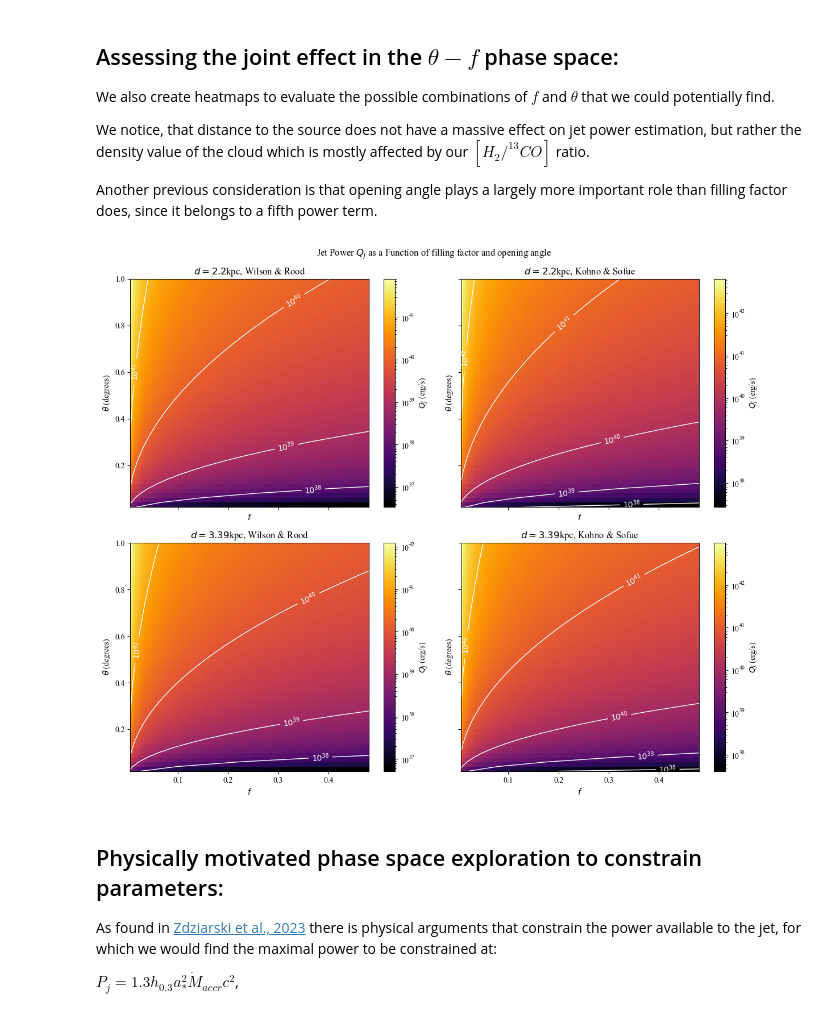
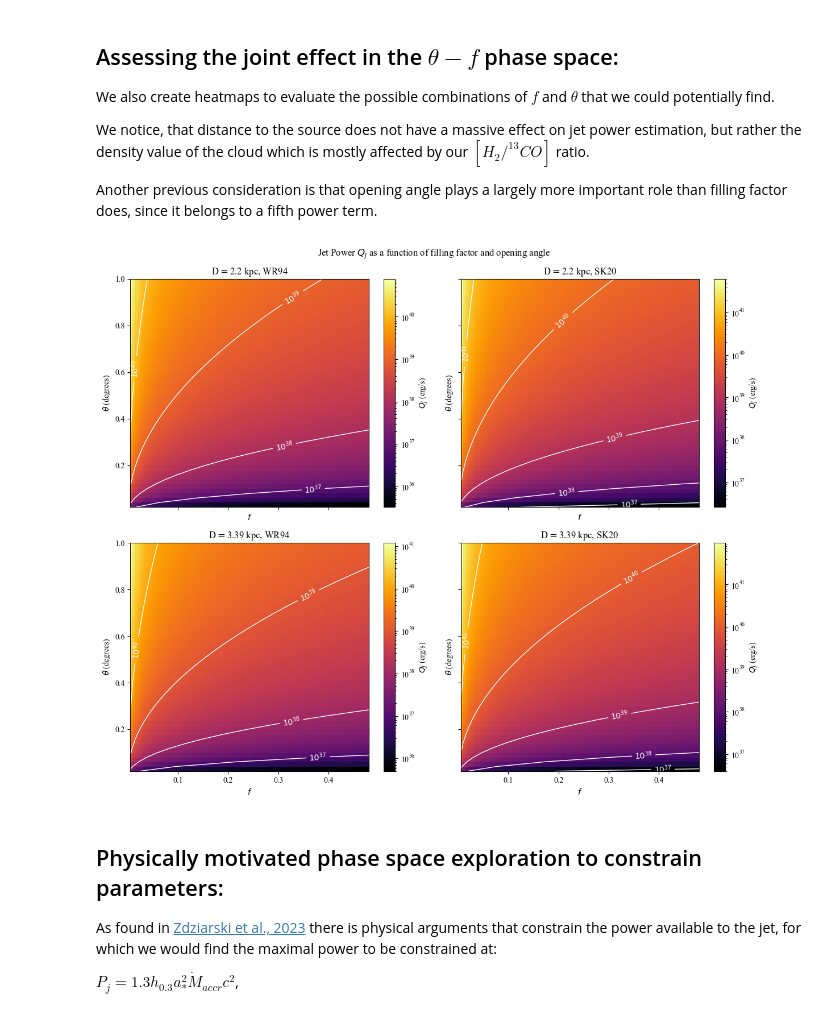
Before and after one commit to paubosch1712/toolsforjetstudies, a Jupyter notebook: jetpower.ipynb, the cells around one changed output. Drawn from its saved outputs; the diff is of its cells as text; code cells hidden in the pictures.

```diff
--- a/jetpower.ipynb
+++ b/jetpower.ipynb
@@ -32,8 +32,8 @@ D_2= 3390.0 * 3.086e18 #pc converted to cm
 dD_2 = 340.0 * 3.086e18 #pc converted to cm
 
 
-tot_V_close = 4./3. * np.pi* (r_app * D_1)**3 *f#cm^3
-tot_V_far = 4./3. * np.pi* (r_app * D_2)**3 *f#cm^3
+tot_V_close = 4./3. * np.pi* (r_app * D_1)**3 #cm^3
+tot_V_far = 4./3. * np.pi* (r_app * D_2)**3 #cm^3
 
 
 err_tot_V_close_plus = np.sqrt((4.*np.pi*r_app**2 *D_1**3 *dr_app)**2 + (4.*np.pi*r_app**3 * D_1**2 * dD_1_plus)**2)
@@ -71,7 +71,7 @@ import astropy.units as u
 # Constants
 m_H = 1.67e-24  # g
 #m_H=1.0
-mu = 2.8
+mu = 2.7
 Msun = 1.989e33  # g
 
 # Inputs
@@ -558,38 +558,38 @@ for i, f in enumerate(f_values):
         Q_j_close_2_grid[i, j] = (5.0 / 3.0) ** 3 * (rho_2_close / (C_1**5)) * (L_j_close**2) * v**3
         Q_j_far_1_grid[i, j] = (5.0 / 3.0) ** 3 * (rho_1_far / (C_1**5)) * (L_j_far**2) * v**3
         Q_j_far_2_grid[i, j] = (5.0 / 3.0) ** 3 * (rho_2_far / (C_1**5)) * (L_j_far**2) * v**3
 
 # Create a figure with 4 subplots
 fig, axes = plt.subplots(2, 2, figsize=(12, 10), sharex=True, sharey=True)
 
 # Titles and data for each subplot
-titles = [r'$d=2.2$kpc, Wilson & Rood', r'$d=2.2$kpc, Kohno & Sofue',
-          r'$d=3.39$kpc, Wilson & Rood', r'$d=3.39$kpc, Kohno & Sofue']
+titles = [r'D$=$2.2 kpc, WR94', r'D$=$2.2 kpc, SK20',
+          r'D$=$3.39 kpc, WR94', r'D$=$3.39 kpc, SK20']
 data_grids = [Q_j_close_1_grid, Q_j_close_2_grid, Q_j_far_1_grid, Q_j_far_2_grid]
 
 # Define contour levels
-contour_levels = [1e38, 1e39, 1e40, 1e41, 1e42]
+contour_levels = [1e37,1e38, 1e39, 1e40, 1e41, 1e42]
 
 # Plot heatmaps
 for ax, title, data in zip(axes.flat, titles, data_grids):
     im = ax.imshow(data.T, aspect='auto', origin='lower',
                    extent=[f_values[0], f_values[-1], theta_values[0] * (180.0 / np.pi), theta_values[-1] * (180.0 / np.pi)],
                    cmap='inferno', norm=plt.matplotlib.colors.LogNorm())  # Log scale for better visualization
     # Add contour lines
     contours = ax.contour(f_values, theta_values * (180.0 / np.pi), data.T, levels=contour_levels, colors='white', linewidths=1)
     ax.clabel(contours, fmt={level: rf'$10^{{{int(np.log10(level))}}}$' for level in contour_levels}, colors='white', fontsize=10)
 
     ax.set_title(title)
     ax.set_xlabel(r'$f$')
     ax.set_ylabel(r'$\theta$ (degrees)')
     fig.colorbar(im, ax=ax, label=r'$Q_j$ (erg/s)')
 
-plt.suptitle('Jet Power $Q_j$ as a Function of filling factor and opening angle')
+plt.suptitle('Jet Power $Q_j$ as a function of filling factor and opening angle')
 plt.tight_layout()
 plt.savefig("jet_power_heatmaps.pdf", format="pdf", bbox_inches="tight")
 plt.show()
 # %% [output]
-[figure, old version]
+[figure, new version]
 # %% [markdown]
 ## Physically motivated phase space exploration to constrain parameters:
 
```
Also changed, not shown: parts of 7 cells of this notebook.
